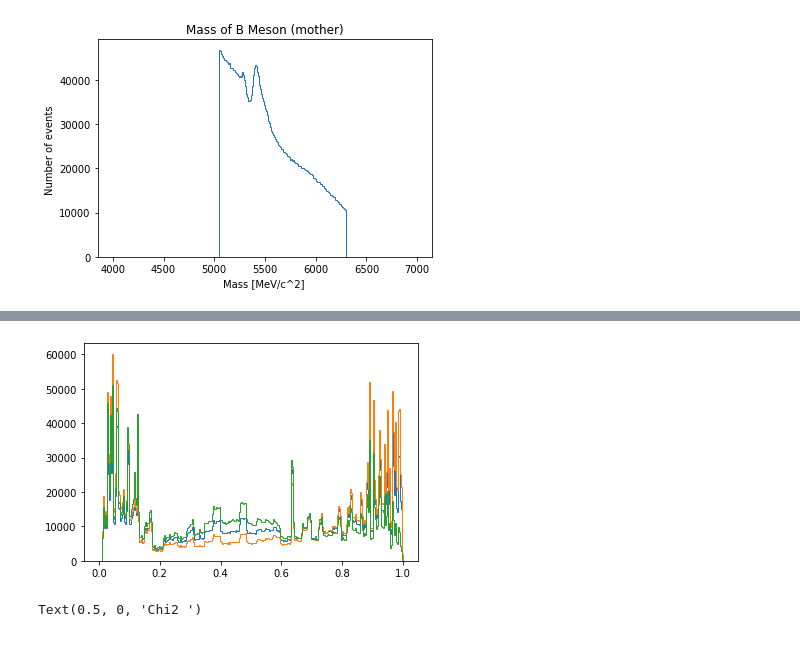
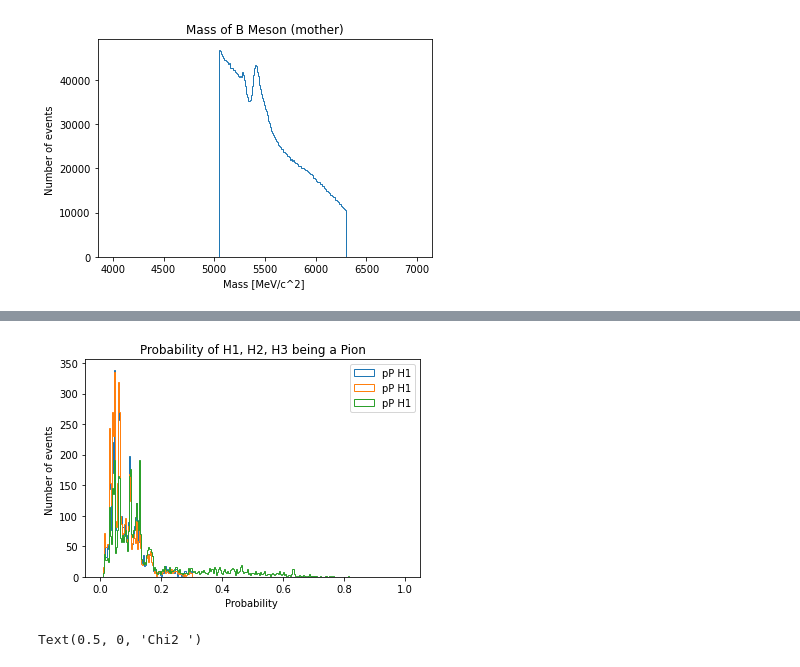
Before and after one commit to margheritawar/PRA3024, a Jupyter notebook: LHCb_2023_no_root.ipynb, the cells around one changed output, grey strips where cells are left out. Saved outputs shown, nothing was run; the diff lists cells and outputs as text; code cells hidden in the pictures.

```diff
--- a/LHCb_2023_no_root.ipynb
+++ b/LHCb_2023_no_root.ipynb
@@ -111,17 +113,19 @@ WARNING:matplotlib.legend:No handles with labels found to put in legend.
 # %%
 #probability Pion
 bins = 300
 range = (0,1)
 
-plt.hist(tree["H1_ProbPi"],bins,range,histtype='step');
-plt.hist(tree["H2_ProbPi"],bins,range,histtype='step');
-plt.hist(tree["H3_ProbPi"],bins,range,histtype='step');
+plt.hist(tree["H1_ProbPi"],bins,range,histtype='step',label='pP H1');
+plt.hist(tree["H2_ProbPi"],bins,range,histtype='step',label='pP H1');
+plt.hist(tree["H3_ProbPi"],bins,range,histtype='step',label='pP H1');
 
 plt.title("Probability of H1, H2, H3 being a Pion")
 plt.ylabel("Number of events ")
 plt.xlabel("Probability ")
+plt.legend();
+plt.show()
 # %% [output]
-[figure, old version]
+[figure, new version]
 # %%
 #plot of the B_VertexChi2
 bins = 300
```
Also changed, not shown: parts of 14 cells of this notebook.
